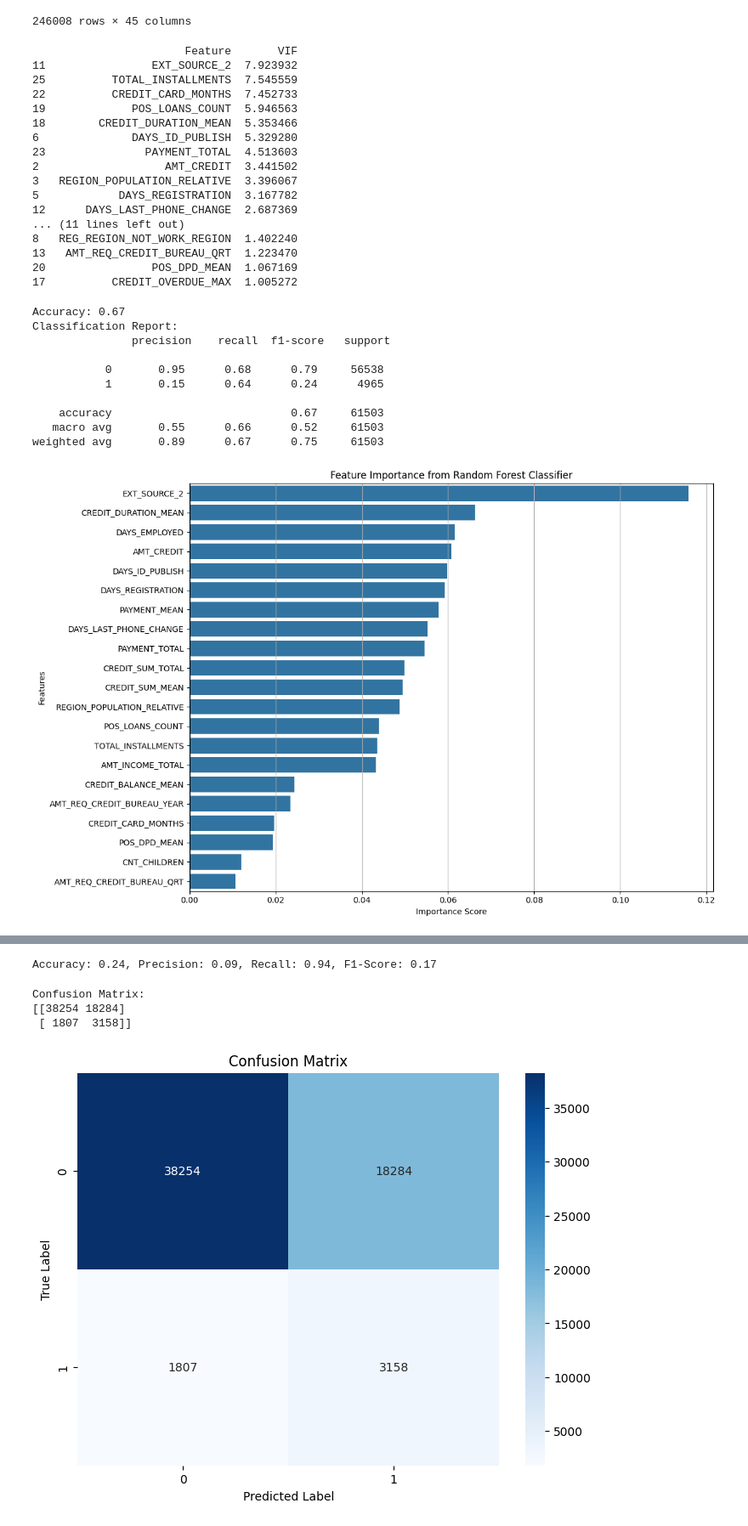
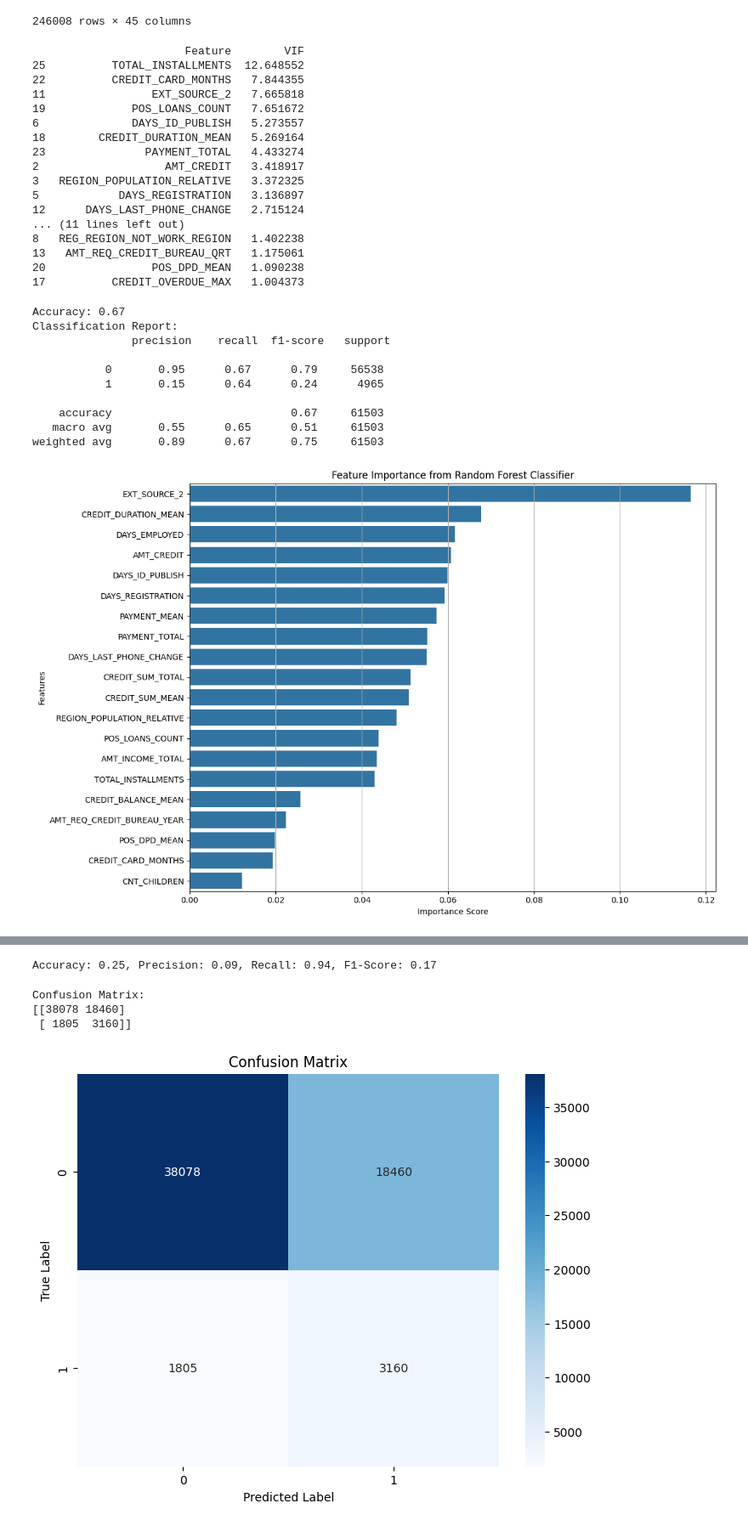
Before and after one commit to IgnatiusVMK/DataScience-Projects, a Jupyter notebook: Home Credit Default Risk/UnderSample/home_credit_default_undersample-draft.ipynb, the cells around one changed output, grey strips where cells are left out. Shown at 85% size. Drawn from its saved outputs; the diff is of its cells as text; code cells hidden in the pictures.

```diff
--- a/Home Credit Default Risk/UnderSample/home_credit_default_undersample-draft.ipynb
+++ b/Home Credit Default Risk/UnderSample/home_credit_default_undersample-draft.ipynb
@@ -236,9 +236,9 @@ test_data = test_data.merge(installments_agg, on='SK_ID_CURR', how='left')
 # %%
 # Fill missing values in numeric columns with the mean
 numeric_cols = train_data.select_dtypes(include=['number']).columns
-train_data[numeric_cols] = train_data[numeric_cols].fillna(train_data[numeric_cols].mean())
+train_data[numeric_cols] = train_data[numeric_cols].fillna(train_data[numeric_cols].median())
 numeric_cols_test = test_data.select_dtypes(include=['number']).columns
-test_data[numeric_cols_test] = test_data[numeric_cols_test].fillna(test_data[numeric_cols_test].mean())
+test_data[numeric_cols_test] = test_data[numeric_cols_test].fillna(test_data[numeric_cols_test].median())
 
 # Fill missing values in non-numeric columns (e.g., categorical) with the mode
 non_numeric_cols = train_data.select_dtypes(exclude=['number']).columns
@@ -463,7 +463,7 @@ X_train_numeric = X_filtered.select_dtypes(include=[np.number])  # Select only n
 X_train_numeric_clean = X_train_numeric.replace([np.inf, -np.inf], np.nan).dropna()
 
 # Alternatively, fill NaN or Inf values with the mean
-# X_train_numeric_clean = X_train_numeric.replace([np.inf, -np.inf], np.nan).fillna(X_train_numeric.mean())
+# X_train_numeric_clean = X_train_numeric.replace([np.inf, -np.inf], np.nan).fillna(X_train_numeric.median())
 
 X_train1 = X_train_numeric_clean.drop (columns= {'FLAG_CONT_MOBILE', 'REGION_RATING_CLIENT', 'EXT_SOURCE_3',
                                 'SK_ID_CURR', 'DAYS_BIRTH', 'HOUR_APPR_PROCESS_START', 'DEF_30_CNT_SOCIAL_CIRCLE',
@@ -478,23 +478,23 @@ vif_data['VIF'] = [variance_inflation_factor(X_train1.values, i) for i in range(
 # Display the VIF for each feature
 print(vif_data.sort_values(by='VIF', ascending=False))
 # %% [output]
-                       Feature       VIF
-11                EXT_SOURCE_2  7.923932
-25          TOTAL_INSTALLMENTS  7.545559
-22          CREDIT_CARD_MONTHS  7.452733
-19             POS_LOANS_COUNT  5.946563
-18        CREDIT_DURATION_MEAN  5.353466
-6              DAYS_ID_PUBLISH  5.329280
-23               PAYMENT_TOTAL  4.513603
-2                   AMT_CREDIT  3.441502
-3   REGION_POPULATION_RELATIVE  3.396067
-5            DAYS_REGISTRATION  3.167782
-12      DAYS_LAST_PHONE_CHANGE  2.687369
+                       Feature        VIF
+25          TOTAL_INSTALLMENTS  12.648552
+22          CREDIT_CARD_MONTHS   7.844355
+11                EXT_SOURCE_2   7.665818
+19             POS_LOANS_COUNT   7.651672
+6              DAYS_ID_PUBLISH   5.273557
+18        CREDIT_DURATION_MEAN   5.269164
+23               PAYMENT_TOTAL   4.433274
+2                   AMT_CREDIT   3.418917
+3   REGION_POPULATION_RELATIVE   3.372325
+5            DAYS_REGISTRATION   3.136897
+12      DAYS_LAST_PHONE_CHANGE   2.715124
 ... (11 lines left out)
-8   REG_REGION_NOT_WORK_REGION  1.402240
-13   AMT_REQ_CREDIT_BUREAU_QRT  1.223470
-20                POS_DPD_MEAN  1.067169
-17          CREDIT_OVERDUE_MAX  1.005272
+8   REG_REGION_NOT_WORK_REGION   1.402238
+13   AMT_REQ_CREDIT_BUREAU_QRT   1.175061
+20                POS_DPD_MEAN   1.090238
+17          CREDIT_OVERDUE_MAX   1.004373
 # %%
 cols = X_train1.columns
 X_test1 = X_test[cols]
@@ -506,7 +506,7 @@ numerical_cols = X_train1.select_dtypes(include=['number']).columns.tolist()
 categorical_cols = X_train1.select_dtypes(include=['object']).columns.tolist()
 
 # Imputers
-numerical_imputer = SimpleImputer(strategy='mean')
+numerical_imputer = SimpleImputer(strategy='median')
 categorical_imputer = SimpleImputer(strategy='most_frequent')
 
 # Build transformers list conditionally
@@ -561,36 +561,36 @@ try:
     })
 
     # Set the threshold for feature importance
     importance_threshold = 0.01
     feature_importance_df = feature_importance_df[feature_importance_df['Importance'] >= importance_threshold]
     feature_importance_df = feature_importance_df.sort_values(by='Importance', ascending=False)
 
     # Visualization
     plt.figure(figsize=(12, 8))
     sns.barplot(x='Importance', y='Feature', data=feature_importance_df)
     plt.title('Feature Importance from Random Forest Classifier')
     plt.xlabel('Importance Score')
     plt.ylabel('Features')
     plt.grid(axis='x')
     plt.tight_layout()
     plt.show()
 
 except NotFittedError:
     print("The OneHotEncoder instance is not fitted. Ensure that the pipeline is fitted correctly.")
 except Exception as e:
     print(f"An error occurred: {e}")
 # %% [output]
 Accuracy: 0.67
 Classification Report:
                precision    recall  f1-score   support
 
-           0       0.95      0.68      0.79     56538
+           0       0.95      0.67      0.79     56538
            1       0.15      0.64      0.24      4965
 
     accuracy                           0.67     61503
-   macro avg       0.55      0.66      0.52     61503
+   macro avg       0.55      0.65      0.51     61503
 weighted avg       0.89      0.67      0.75     61503
-[figure, old version]
+[figure, new version]
 # %%
 X_train1
 # %% [output]
@@ -621,7 +621,7 @@ f1 = f1_score(y_test, y_pred_adjusted)
 
 print(f"Accuracy: {accuracy:.2f}, Precision: {precision:.2f}, Recall: {recall:.2f}, F1-Score: {f1:.2f}")
 # %% [output]
-Accuracy: 0.24, Precision: 0.09, Recall: 0.94, F1-Score: 0.17
+Accuracy: 0.25, Precision: 0.09, Recall: 0.94, F1-Score: 0.17
 # %%
 # Confusion matrix
 cm = confusion_matrix(y_test, y_pred)
@@ -629,8 +629,8 @@ print("Confusion Matrix:")
 print(cm)
 # %% [output]
 Confusion Matrix:
-[[38254 18284]
- [ 1807  3158]]
+[[38078 18460]
+ [ 1805  3160]]
 # %%
 # Plot confusion matrix
 
```
Also changed, not shown: parts of 1 cell of this notebook, 31 other files.
